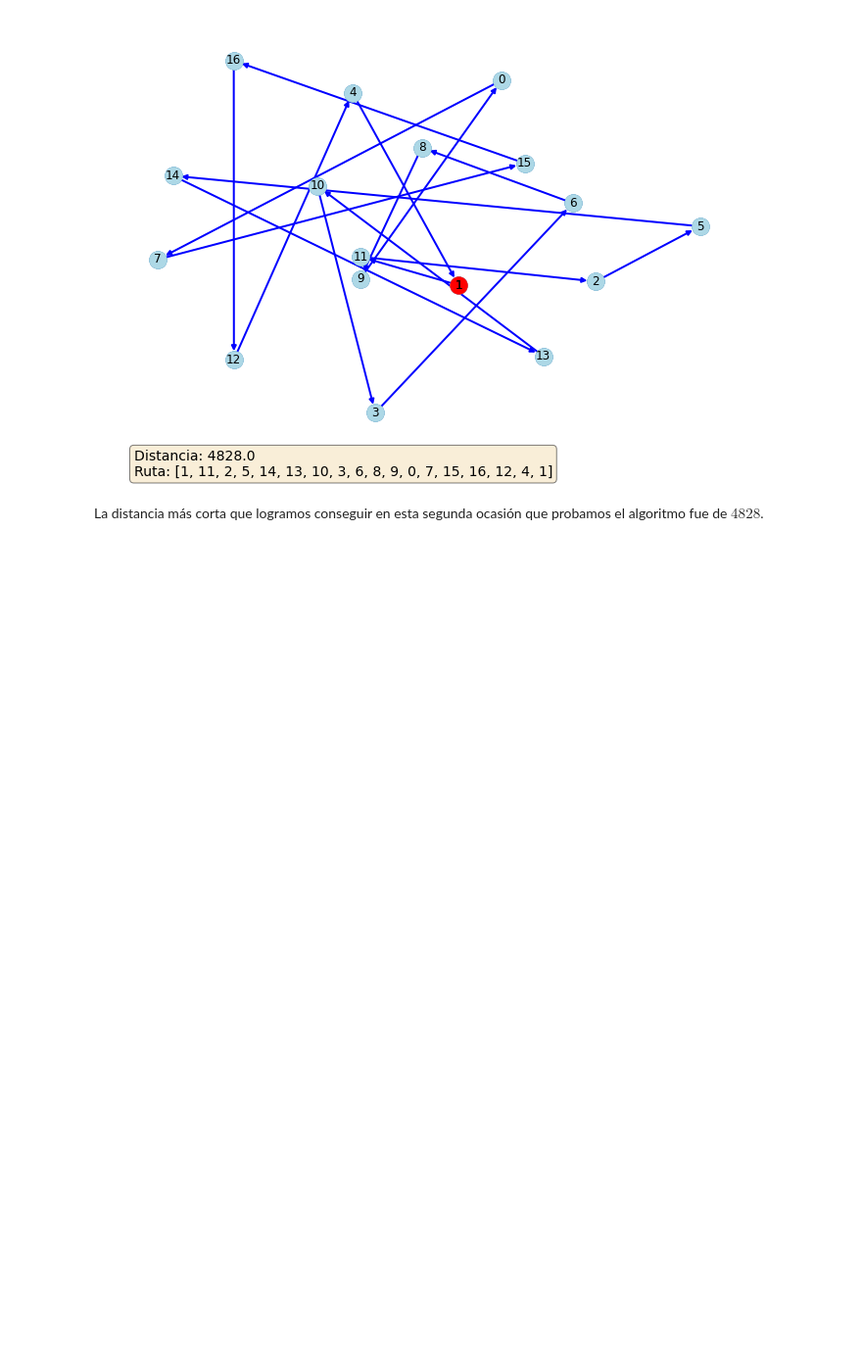
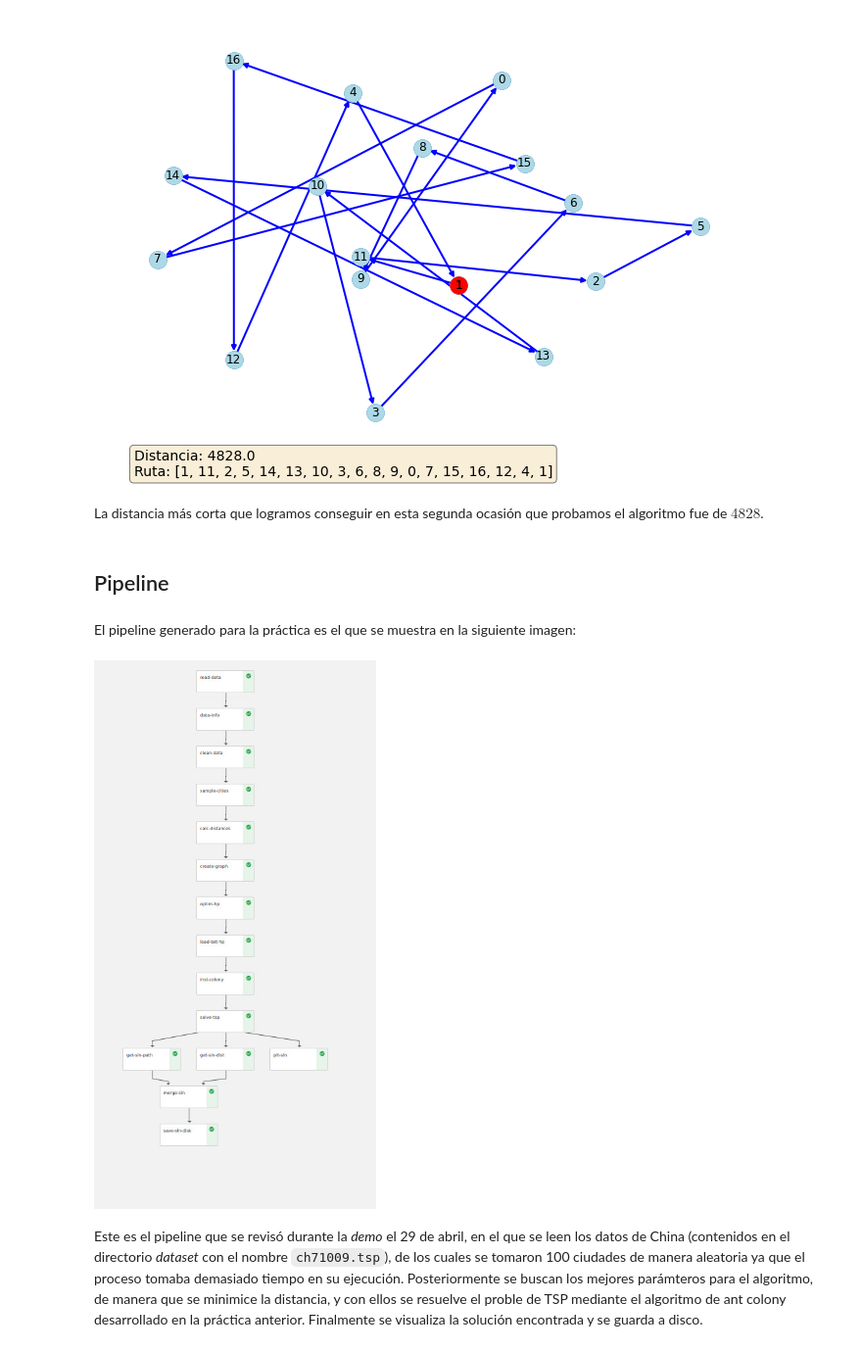
Before and after one commit to optimizacion-2-2021-1-gh-classroom/practica-2-primera-parte-ltejadal, a Jupyter notebook: reporte_equipo_4_parte_1_practica_2.ipynb, the cells around one changed output. Shown at 98% size. Saved outputs shown, nothing was run; the diff lists cells and outputs as text; code cells hidden in the pictures; blank space fills up the shorter version.

Commit message:
explicación sobre el pipeline

```diff
--- a/reporte_equipo_4_parte_1_practica_2.ipynb
+++ b/reporte_equipo_4_parte_1_practica_2.ipynb
@@ -441,3 +441,14 @@ respuesta.plot_route()
 [figure]
 # %% [markdown]
 La distancia más corta que logramos conseguir en esta segunda ocasión que probamos el algoritmo fue de $4828$.
+# %% [markdown]
+## Pipeline
+# %% [markdown]
+ El pipeline generado para la práctica es el que se muestra en la siguiente imagen:
+# %%
+from IPython.display import display, Image
+display(Image(filename='img/pipeline_opt.jpeg'))
+# %% [output]
+[figure, added]
+# %% [markdown]
+ Este es el pipeline que se revisó durante la *demo* el 29 de abril, en el que se leen los datos de China (contenidos en el directorio *dataset* con el nombre `ch71009.tsp`), de los cuales se tomaron 100 ciudades de manera aleatoria ya que el proceso tomaba demasiado tiempo en su ejecución. Posteriormente se buscan los mejores parámteros para el algoritmo, de manera que se minimice la distancia, y con ellos se resuelve el proble de TSP mediante el algoritmo de ant colony desarrollado en la práctica anterior. Finalmente se visualiza la solución encontrada y se guarda a disco.
```
